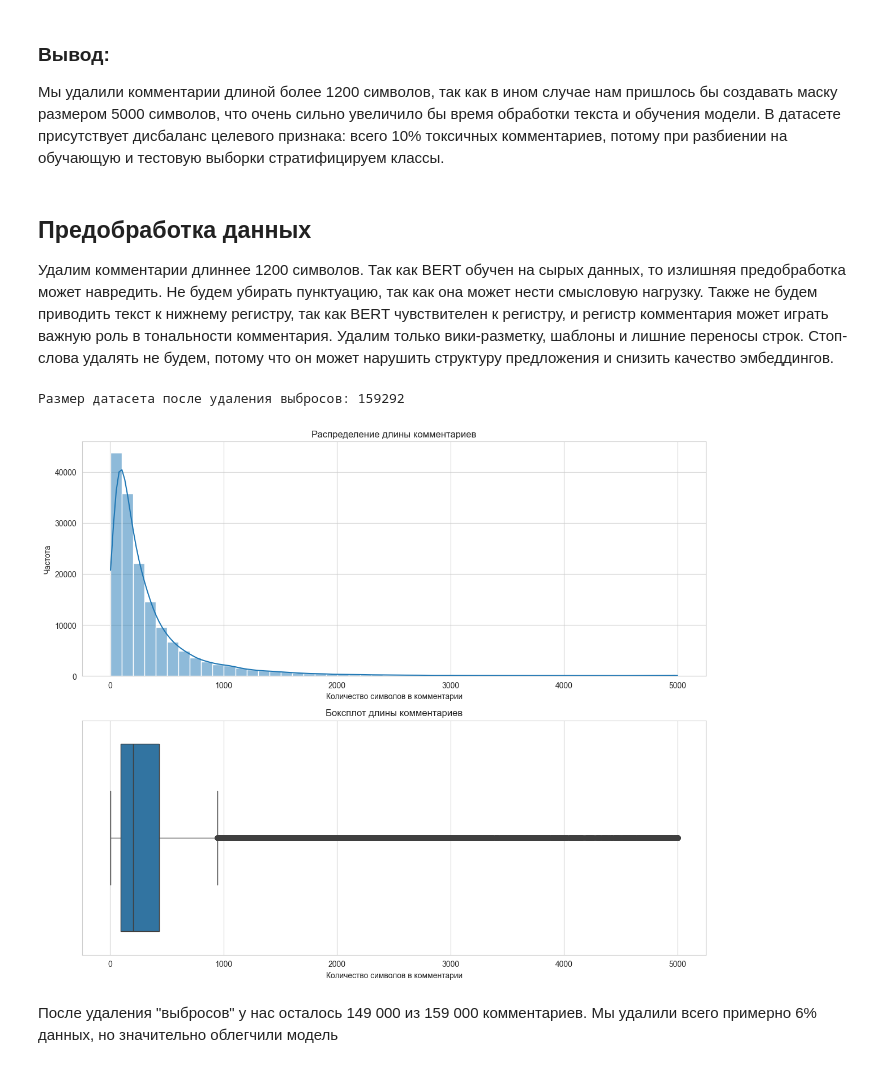
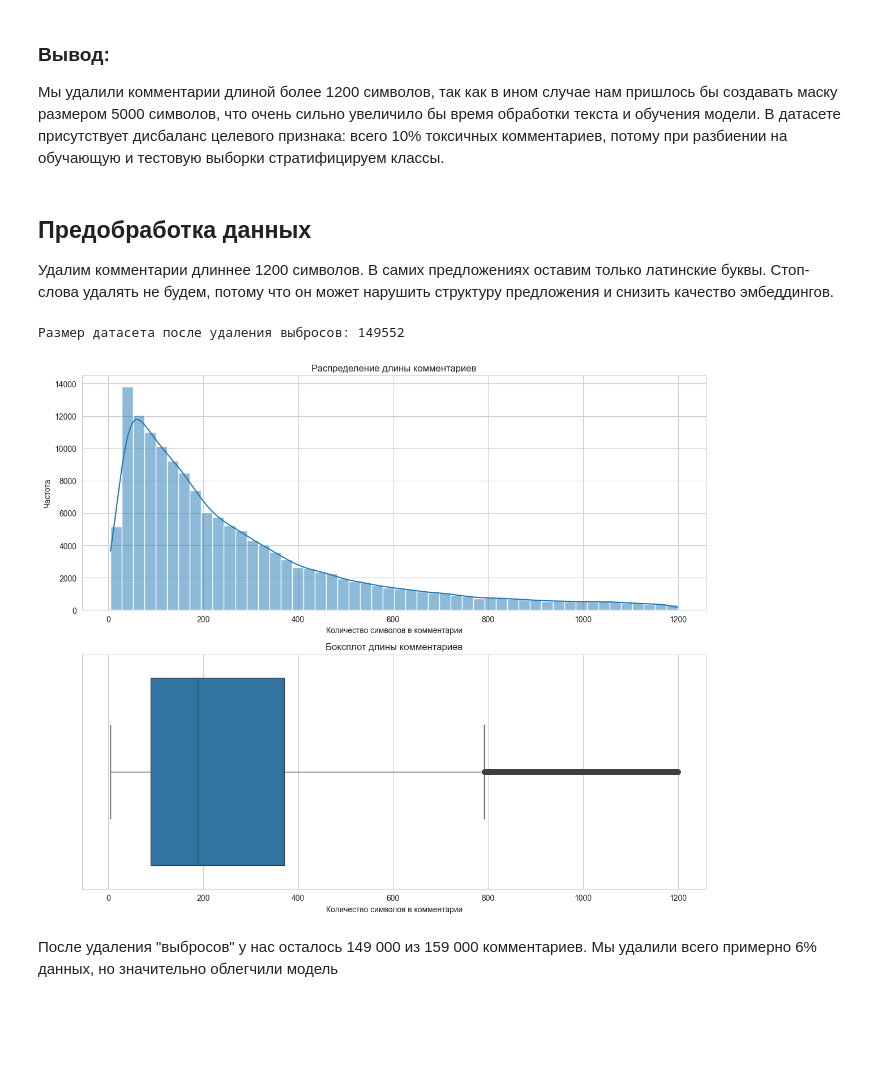
Before and after one commit to Moncervers/comments_tonal_analysis, a Jupyter notebook: analysis_using_BERT.ipynb, the cells around one changed output. Cells and saved outputs as stored; diff of their text form; code cells hidden in the pictures; blank space fills up the shorter version.

Commit message:
[BERT] Finished project

```diff
--- a/analysis_using_BERT.ipynb
+++ b/analysis_using_BERT.ipynb
@@ -77,7 +78,10 @@ DEFAULT_DEVICE
 Загрузим данные и выведем информацию о них.
 # %%
 # Загружаем данные
-df = pd.read_csv('data/toxic_comments.csv')
+try:
+    df = pd.read_csv('/datasets/toxic_comments.csv')
+except:
+    df = pd.read_csv('data/toxic_comments.csv')
 
 # Выводим датафрейм
 df
@@ -206,35 +210,35 @@ plt.show()
 # %% [markdown]
 ## Предобработка данных
 
-Удалим комментарии длиннее 1200 символов. Так как BERT обучен на сырых данных, то излишняя предобработка может навредить. Не будем убирать пунктуацию, так как она может нести смысловую нагрузку. Также не будем приводить текст к нижнему регистру, так как BERT чувствителен к регистру, и регистр комментария может играть важную роль в тональности комментария. Удалим только вики-разметку, шаблоны и лишние переносы строк. Стоп-слова удалять не будем, потому что он может нарушить структуру предложения и снизить качество эмбеддингов.
+Удалим комментарии длиннее 1200 символов. В самих предложениях оставим только латинские буквы. Стоп-слова удалять не будем, потому что он может нарушить структуру предложения и снизить качество эмбеддингов.
 # %%
-# Оставляем комментарии только с длиной менее 1500 символов
-# df = df[df['length'] < 1200].reset_index(drop=True)
+# Оставляем комментарии только с длиной менее 1200 символов
+df = df[df['length'] < 1200].reset_index(drop=True)
 
 # Выводим размер датасета после удаления выбросов
 print(f'Размер датасета после удаления выбросов: {df.shape[0]}')
 
 # Проверяем, что выбросы удалены
 plt.figure(figsize=(12, 10))
 
 # Гистограмма
 plt.subplot(2, 1, 1)
 sns.histplot(df['length'], bins=50, kde=True)
 plt.title('Распределение длины комментариев')
 plt.xlabel('Количество символов в комментарии')
 plt.ylabel('Частота')
 
 # Боксплот
 plt.subplot(2, 1, 2)
 sns.boxplot(x=df['length'], orient='h')
 plt.title('Боксплот длины комментариев')
 plt.xlabel('Количество символов в комментарии')
 
 plt.tight_layout()
 plt.show()
 # %% [output]
-Размер датасета после удаления выбросов: 159292
+Размер датасета после удаления выбросов: 149552
-[figure, old version]
+[figure, new version]
 # %% [markdown]
 После удаления "выбросов" у нас осталось 149 000 из 159 000 комментариев. Мы удалили всего примерно 6% данных, но значительно облегчили модель
 # %%
```
Also changed, not shown: parts of 27 cells of this notebook.
